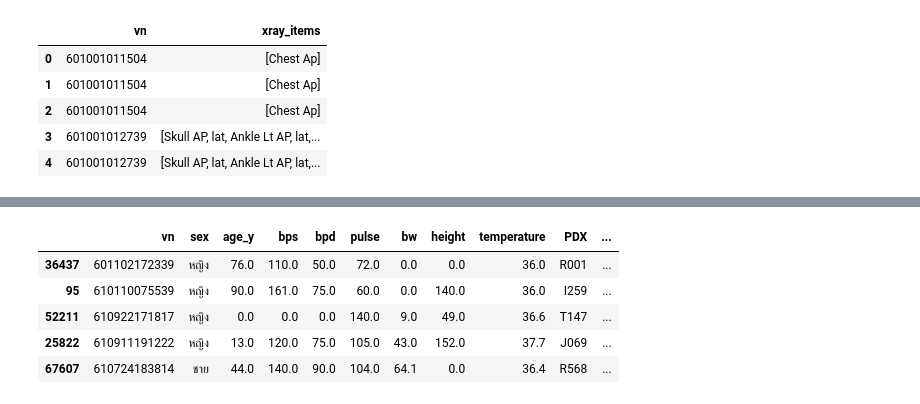
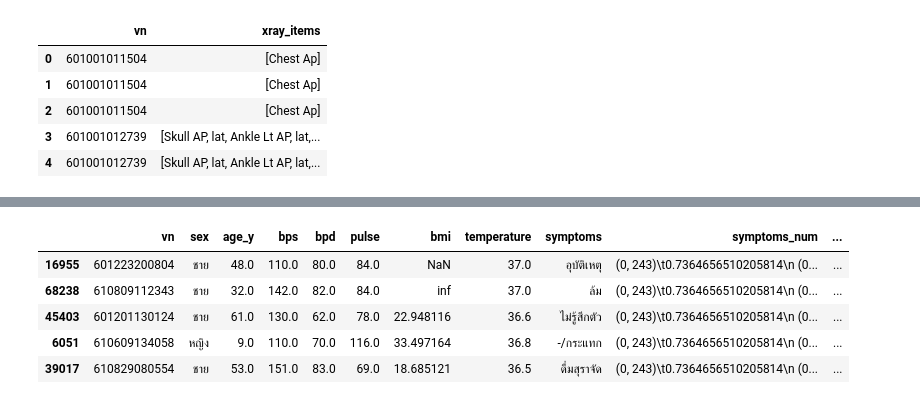
Before and after one commit to phraretein/patient_clustering, a Jupyter notebook: test_model.ipynb, the cells around one changed output, grey strips where cells are left out. Drawn from its saved outputs; the diff is of its cells as text; code cells hidden in the pictures.

```diff
--- a/test_model.ipynb
+++ b/test_model.ipynb
@@ -70,0 +170,2 @@ df.head()
+# %%
+df.insert(10, 'symptoms_num', symptoms_num)
@@ -70,0 +181,8 @@ df.head()
+# %%
+# vectorizer = TfidfVectorizer(tokenizer=slash_token)
+vectorizer.fit(df['xray_items'])
+vector_xray = vectorizer.transform(df['xray_items'])
+# %%
+xray_num = np.asarray(vector_xray)
+# %%
+df.insert(12, 'xray_num', xray_num)
@@ -71,16 +214,16 @@ df.head()
 # %%
 # Split data into train and test
-y=df.PDX
-x=df
+y = df.PDX
+x = df.drop('PDX',axis=1)
 x_train,x_test,y_train,y_test=train_test_split(x,y,test_size=0.2)
 x_train.head()
 # %% [output]
-|  | vn | sex | age_y | bps | bpd | pulse | bw | height | temperature | PDX | ... |
-| 36437 | 601102172339 | หญิง | 76.0 | 110.0 | 50.0 | 72.0 | 0.0 | 0.0 | 36.0 | R001 | ... |
-| 95 | 610110075539 | หญิง | 90.0 | 161.0 | 75.0 | 60.0 | 0.0 | 140.0 | 36.0 | I259 | ... |
-| 52211 | 610922171817 | หญิง | 0.0 | 0.0 | 0.0 | 140.0 | 9.0 | 49.0 | 36.6 | T147 | ... |
-| 25822 | 610911191222 | หญิง | 13.0 | 120.0 | 75.0 | 105.0 | 43.0 | 152.0 | 37.7 | J069 | ... |
-| 67607 | 610724183814 | ชาย | 44.0 | 140.0 | 90.0 | 104.0 | 64.1 | 0.0 | 36.4 | R568 | ... |
+|  | vn | sex | age_y | bps | bpd | pulse | bmi | temperature | symptoms | symptoms_num | ... |
+| 16955 | 601223200804 | ชาย | 48.0 | 110.0 | 80.0 | 84.0 | NaN | 37.0 | อุบัติเหตุ | (0, 243)\t0.7364656510205814\n (0... | ... |
+| 68238 | 610809112343 | ชาย | 32.0 | 142.0 | 82.0 | 84.0 | inf | 37.0 | ล้ม | (0, 243)\t0.7364656510205814\n (0... | ... |
+| 45403 | 601201130124 | ชาย | 61.0 | 130.0 | 62.0 | 78.0 | 22.948116 | 36.6 | ไม่รู้สึกตัว | (0, 243)\t0.7364656510205814\n (0... | ... |
+| 6051 | 610609134058 | หญิง | 9.0 | 110.0 | 70.0 | 116.0 | 33.497164 | 36.8 | -/กระแทก | (0, 243)\t0.7364656510205814\n (0... | ... |
+| 39017 | 610829080554 | ชาย | 53.0 | 151.0 | 83.0 | 69.0 | 18.685121 | 36.5 | ดื่มสุราจัด | (0, 243)\t0.7364656510205814\n (0... | ... |
 # %%
 x_train.shape
 # %% [output]
```
Also changed, not shown: parts of 27 cells of this notebook.
